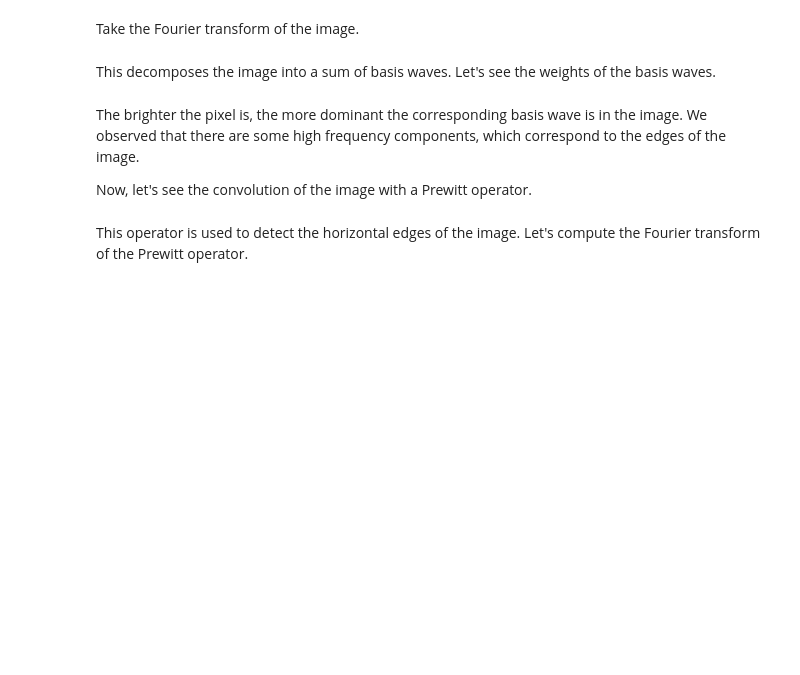
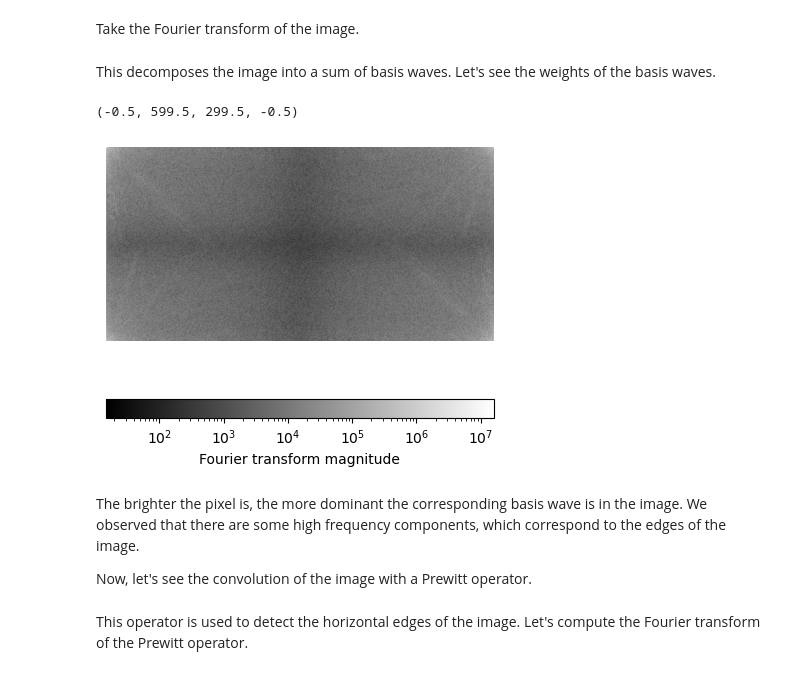
Before and after one commit to skojaku/adv-net-sci, a Jupyter notebook: notebooks/exercise-m09-graph-neural-net.ipynb, the cells around one changed output. Drawn from its saved outputs; the diff is of its cells as text; code cells hidden in the pictures; blank space fills up the shorter version.

```diff
--- a/notebooks/exercise-m09-graph-neural-net.ipynb
+++ b/notebooks/exercise-m09-graph-neural-net.ipynb
@@ -119,14 +127,18 @@ This decomposes the image into a sum of basis waves. Let's see the weights of th
 # %%
 import matplotlib
 
 weight = np.abs(ft_img_gray)
 
 # real part
 fig1, ax1 = plt.subplots(figsize=(5, 5))
 
 ax1.imshow(weight, cmap='gray', norm=matplotlib.colors.LogNorm(), aspect='equal')
 cbar = fig1.colorbar(ax1.images[0], ax=ax1, orientation='horizontal')
 cbar.set_label('Fourier transform magnitude')
+ax1.axis('off')
+# %% [output]
+(-0.5, 599.5, 299.5, -0.5)
+[figure, added]
 # %% [markdown]
 The brighter the pixel is, the more dominant the corresponding basis wave is in the image. We observed that there are some high frequency components, which correspond to the edges of the image.
 
```
Also changed, not shown: parts of 30 cells of this notebook, 3 other files.
